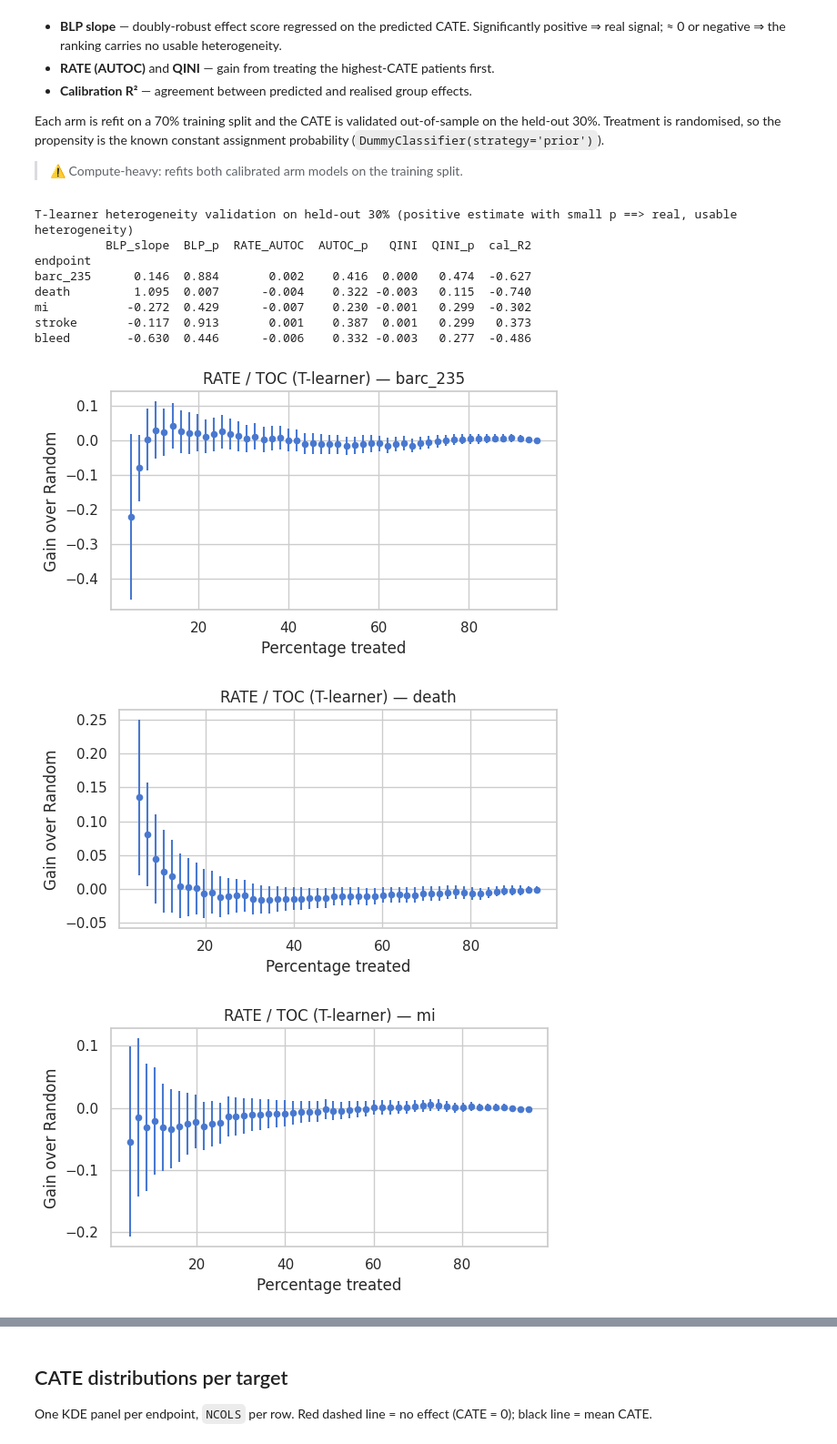
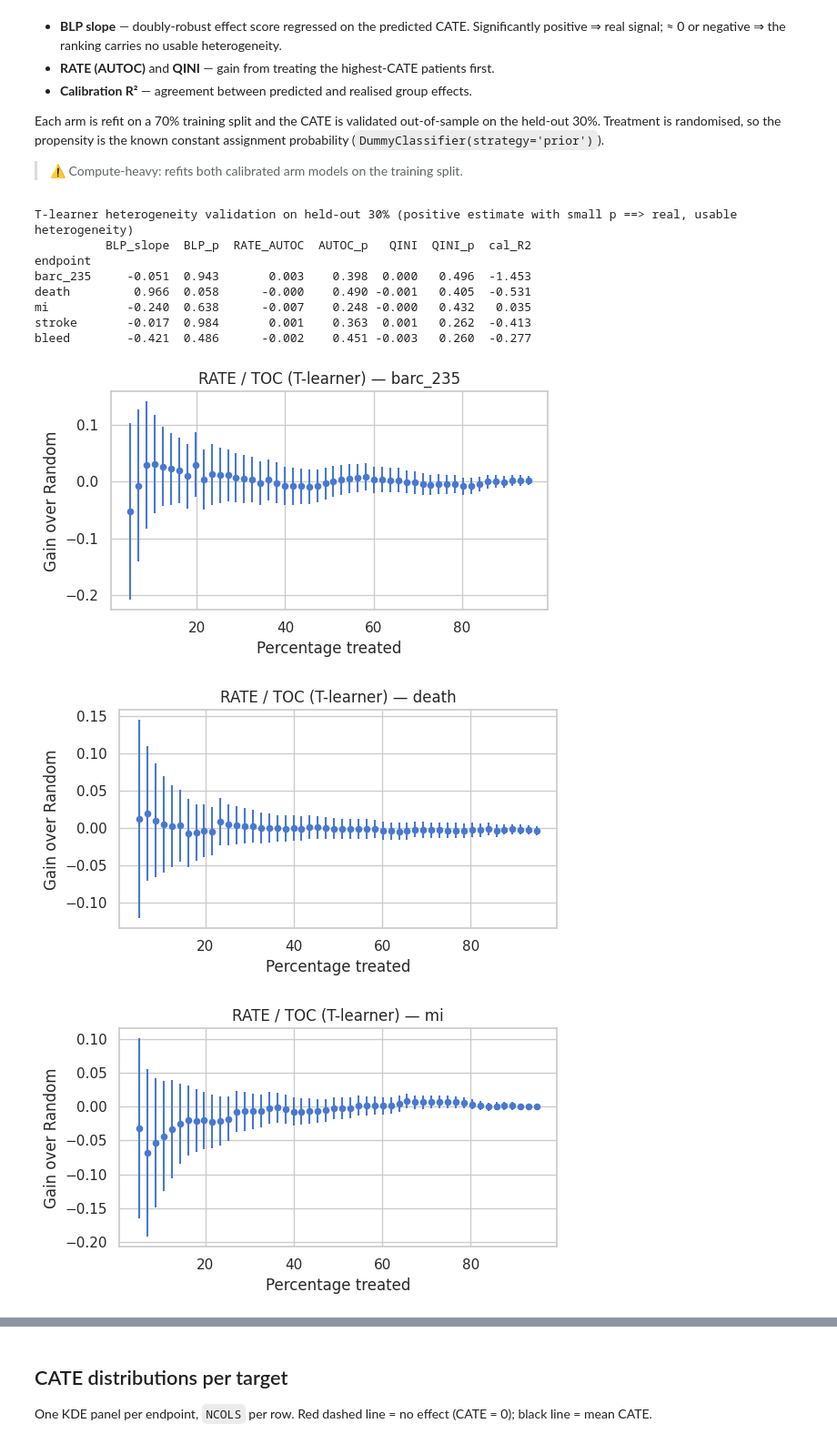
Before and after one commit to TommasoPioda/CATE-estimation-on-the-MASTER-DAPT-trial, a Jupyter notebook: Meta-learning/T_learner/05_calibrated_cate_estimation.ipynb, the cells around one changed output, grey strips where cells are left out. Shown at 91% size. Saved outputs shown, nothing was run; the diff lists cells and outputs as text; code cells hidden in the pictures.

```diff
--- a/Meta-learning/T_learner/05_calibrated_cate_estimation.ipynb
+++ b/Meta-learning/T_learner/05_calibrated_cate_estimation.ipynb
@@ -166,44 +170,44 @@ pipe_s_tr = clone(pipe_s).fit(Xtr[Ttr == 0], Ytr[Ttr == 0])   # abbreviated-DAPT
 rows, het_results = [], {}
 for i, label in enumerate(TARGET_LABELS):
     tester = DRTester(
-        model_regression=LGBMRegressor(n_estimators=100, max_depth=4, random_state=42, verbose=-1),
+        model_regression=LGBMRegressor(n_estimators=100, max_depth=4, random_state=42, verbose=-1, num_leaves = 4),
         model_propensity=DummyClassifier(strategy='prior'),   # RCT: known constant propensity
         cate=TLearnerEffect(pipe_l_tr, pipe_s_tr, i, FEATURE_COLS), cv=3,
     )
     tester.fit_nuisance(Xva.values, Tva, Yva.iloc[:, i].values,
                         Xtr.values, Ttr, Ytr.iloc[:, i].values)
     het_results[label] = tester.evaluate_all(Xva.values, Xtr.values)
     s = het_results[label].summary().iloc[0]
     rows.append({
         'endpoint': label,
         'BLP_slope': s['blp_est'], 'BLP_p': s['blp_pval'],
         'RATE_AUTOC': s['autoc_est'], 'AUTOC_p': s['autoc_pval'],
         'QINI': s['qini_est'], 'QINI_p': s['qini_pval'],
         'cal_R2': s['cal_r_squared'],
     })
 
 het = pd.DataFrame(rows).set_index('endpoint')
 print('T-learner heterogeneity validation on held-out 30% '
       '(positive estimate with small p ==> real, usable heterogeneity)')
 print(het.round(3))
 
 # RATE / TOC curve per endpoint: average effect among the top-ranked patients as we
 # treat from highest predicted CATE downward (same diagnostic as the causal forest).
 for label in TARGET_LABELS:
     ax = het_results[label].plot_toc(1)
     ax.set_title(f'RATE / TOC (T-learner) — {label}')
     ax.figure.set_size_inches(6, 3.5)
     plt.tight_layout()
     plt.show()
 # %% [output]
 T-learner heterogeneity validation on held-out 30% (positive estimate with small p ==> real, usable heterogeneity)
           BLP_slope  BLP_p  RATE_AUTOC  AUTOC_p   QINI  QINI_p  cal_R2
 endpoint
-barc_235      0.146  0.884       0.002    0.416  0.000   0.474  -0.627
-death         1.095  0.007      -0.004    0.322 -0.003   0.115  -0.740
-mi           -0.272  0.429      -0.007    0.230 -0.001   0.299  -0.302
-stroke       -0.117  0.913       0.001    0.387  0.001   0.299   0.373
-bleed        -0.630  0.446      -0.006    0.332 -0.003   0.277  -0.486
+barc_235     -0.051  0.943       0.003    0.398  0.000   0.496  -1.453
+death         0.966  0.058      -0.000    0.490 -0.001   0.405  -0.531
+mi           -0.240  0.638      -0.007    0.248 -0.000   0.432   0.035
+stroke       -0.017  0.984       0.001    0.363  0.001   0.262  -0.413
+bleed        -0.421  0.486      -0.002    0.451 -0.003   0.260  -0.277
-[figure, old version]
+[figure, new version]
-[figure, old version]
+[figure, new version]
-[figure, old version]
+[figure, new version]
```
Also changed, not shown: parts of 5 cells of this notebook, 4 other files.
